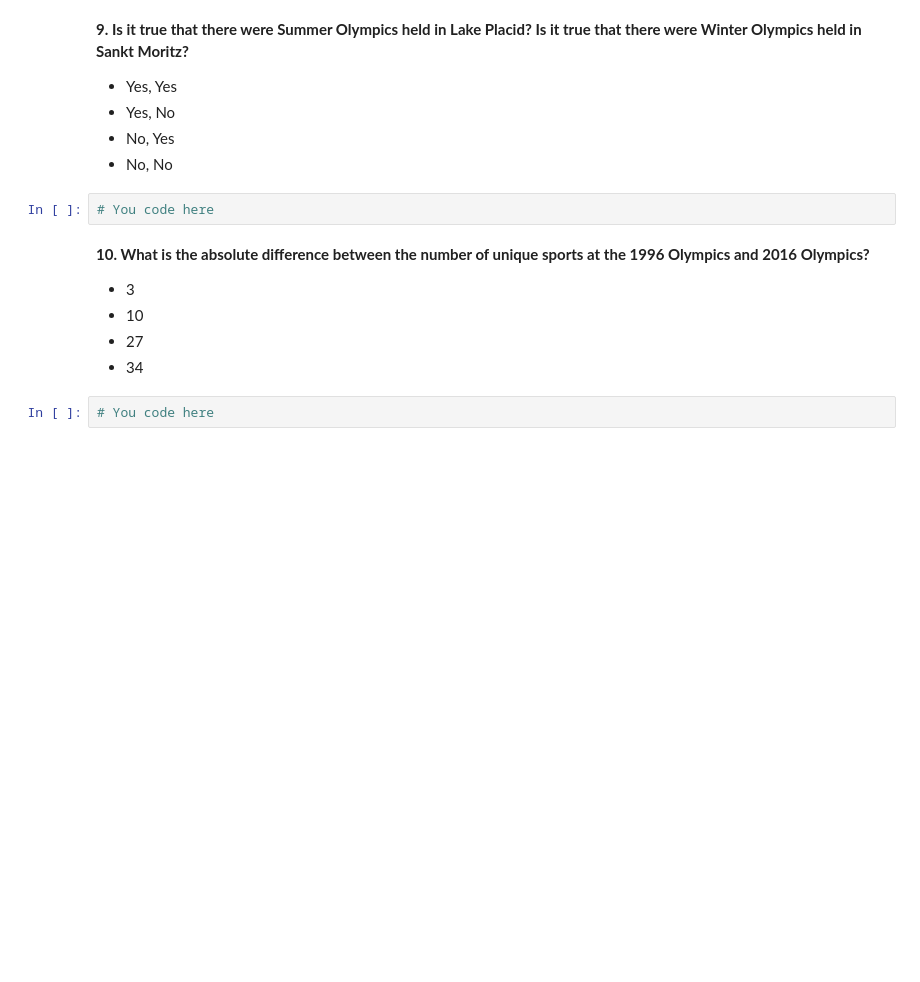
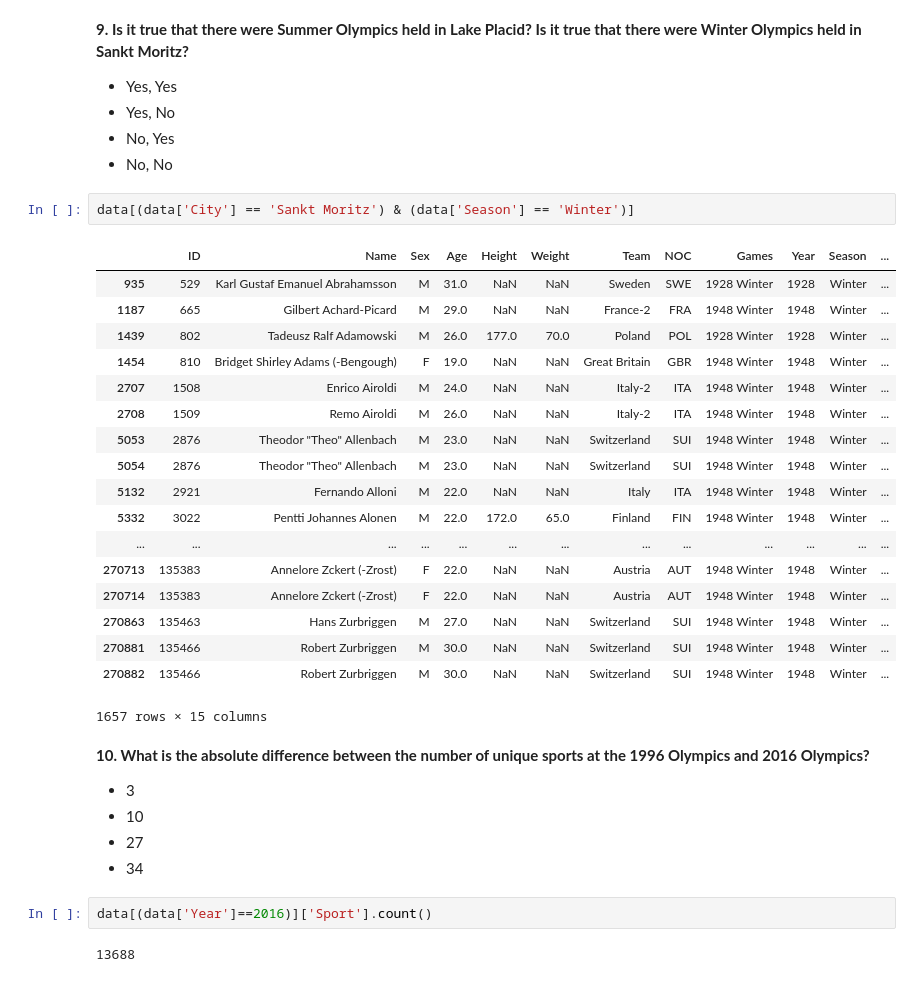
Before and after one commit to olgazju/mlcourse.ai, a Jupyter notebook: course/homework/assignment1_pandas_olympic.ipynb, the cells around one changed output. Cells and saved outputs as stored; diff of their text form; blank space fills up the shorter version.

```diff
--- a/course/homework/assignment1_pandas_olympic.ipynb
+++ b/course/homework/assignment1_pandas_olympic.ipynb
@@ -120,8 +183,27 @@ __9. Is it true that there were Summer Olympics held in Lake Placid? Is it true
 - Yes, No
 - No, Yes
 - No, No
-# %%
-# You code here
+# %%
+data[(data['City'] == 'Sankt Moritz') & (data['Season'] == 'Winter')]
+# %% [output]
+|  | ID | Name | Sex | Age | Height | Weight | Team | NOC | Games | Year | Season | ... |
+| 935 | 529 | Karl Gustaf Emanuel Abrahamsson | M | 31.0 | NaN | NaN | Sweden | SWE | 1928 Winter | 1928 | Winter | ... |
+| 1187 | 665 | Gilbert Achard-Picard | M | 29.0 | NaN | NaN | France-2 | FRA | 1948 Winter | 1948 | Winter | ... |
+| 1439 | 802 | Tadeusz Ralf Adamowski | M | 26.0 | 177.0 | 70.0 | Poland | POL | 1928 Winter | 1928 | Winter | ... |
+| 1454 | 810 | Bridget Shirley Adams (-Bengough) | F | 19.0 | NaN | NaN | Great Britain | GBR | 1948 Winter | 1948 | Winter | ... |
+| 2707 | 1508 | Enrico Airoldi | M | 24.0 | NaN | NaN | Italy-2 | ITA | 1948 Winter | 1948 | Winter | ... |
+| 2708 | 1509 | Remo Airoldi | M | 26.0 | NaN | NaN | Italy-2 | ITA | 1948 Winter | 1948 | Winter | ... |
+| 5053 | 2876 | Theodor "Theo" Allenbach | M | 23.0 | NaN | NaN | Switzerland | SUI | 1948 Winter | 1948 | Winter | ... |
+| 5054 | 2876 | Theodor "Theo" Allenbach | M | 23.0 | NaN | NaN | Switzerland | SUI | 1948 Winter | 1948 | Winter | ... |
+| 5132 | 2921 | Fernando Alloni | M | 22.0 | NaN | NaN | Italy | ITA | 1948 Winter | 1948 | Winter | ... |
+| 5332 | 3022 | Pentti Johannes Alonen | M | 22.0 | 172.0 | 65.0 | Finland | FIN | 1948 Winter | 1948 | Winter | ... |
+| ... | ... | ... | ... | ... | ... | ... | ... | ... | ... | ... | ... | ... |
+| 270713 | 135383 | Annelore Zckert (-Zrost) | F | 22.0 | NaN | NaN | Austria | AUT | 1948 Winter | 1948 | Winter | ... |
+| 270714 | 135383 | Annelore Zckert (-Zrost) | F | 22.0 | NaN | NaN | Austria | AUT | 1948 Winter | 1948 | Winter | ... |
+| 270863 | 135463 | Hans Zurbriggen | M | 27.0 | NaN | NaN | Switzerland | SUI | 1948 Winter | 1948 | Winter | ... |
+| 270881 | 135466 | Robert Zurbriggen | M | 30.0 | NaN | NaN | Switzerland | SUI | 1948 Winter | 1948 | Winter | ... |
+| 270882 | 135466 | Robert Zurbriggen | M | 30.0 | NaN | NaN | Switzerland | SUI | 1948 Winter | 1948 | Winter | ... |
+1657 rows × 15 columns
 # %% [markdown]
 __10. What is the absolute difference between the number of unique sports at the 1996 Olympics and 2016 Olympics?__
 
@@ -129,5 +211,7 @@ __10. What is the absolute difference between the number of unique sports at the
 - 10
 - 27
 - 34
-# %%
-# You code here
+# %%
+data[(data['Year']==2016)]['Sport'].count()
+# %% [output]
+13688
```
Also changed, not shown: parts of 19 cells of this notebook, 5 other files.
